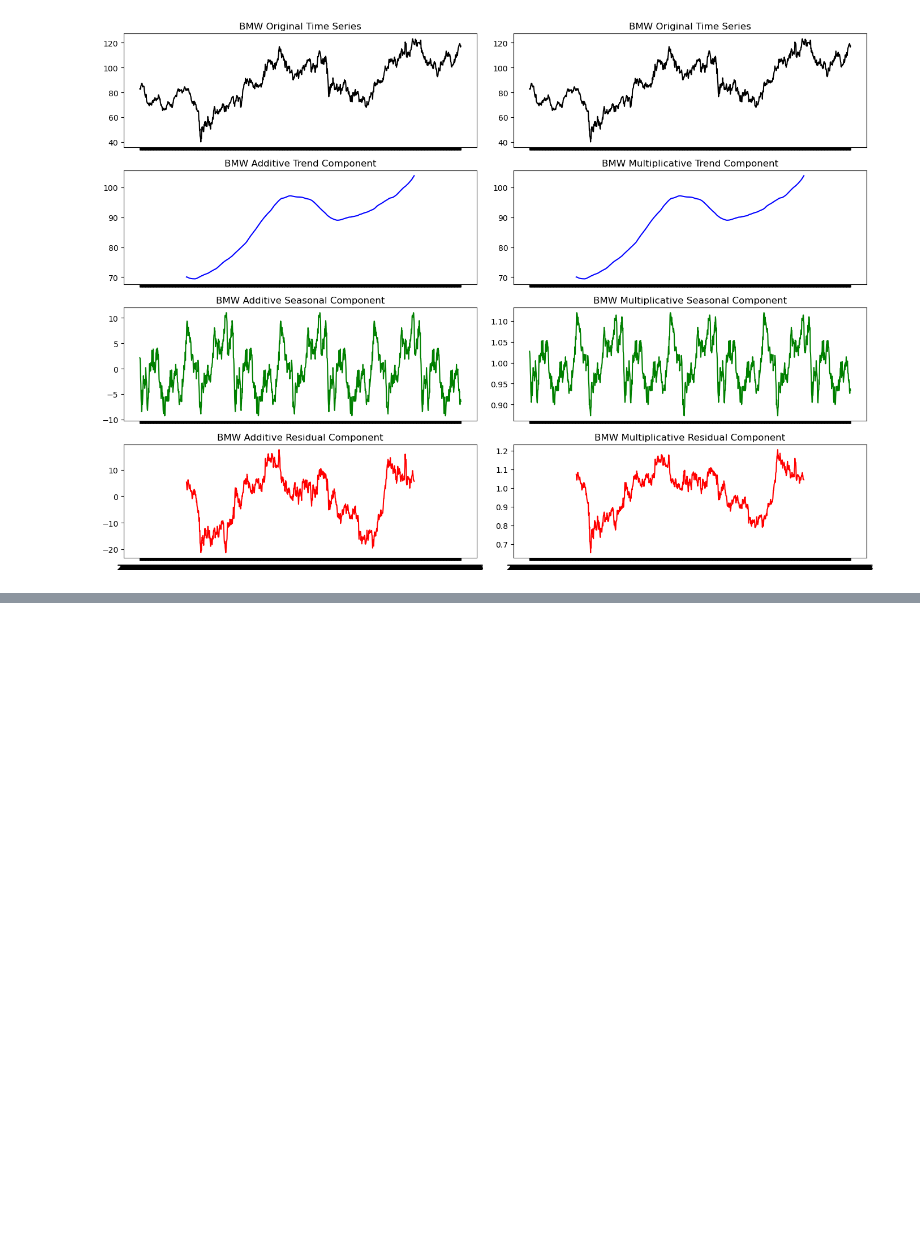
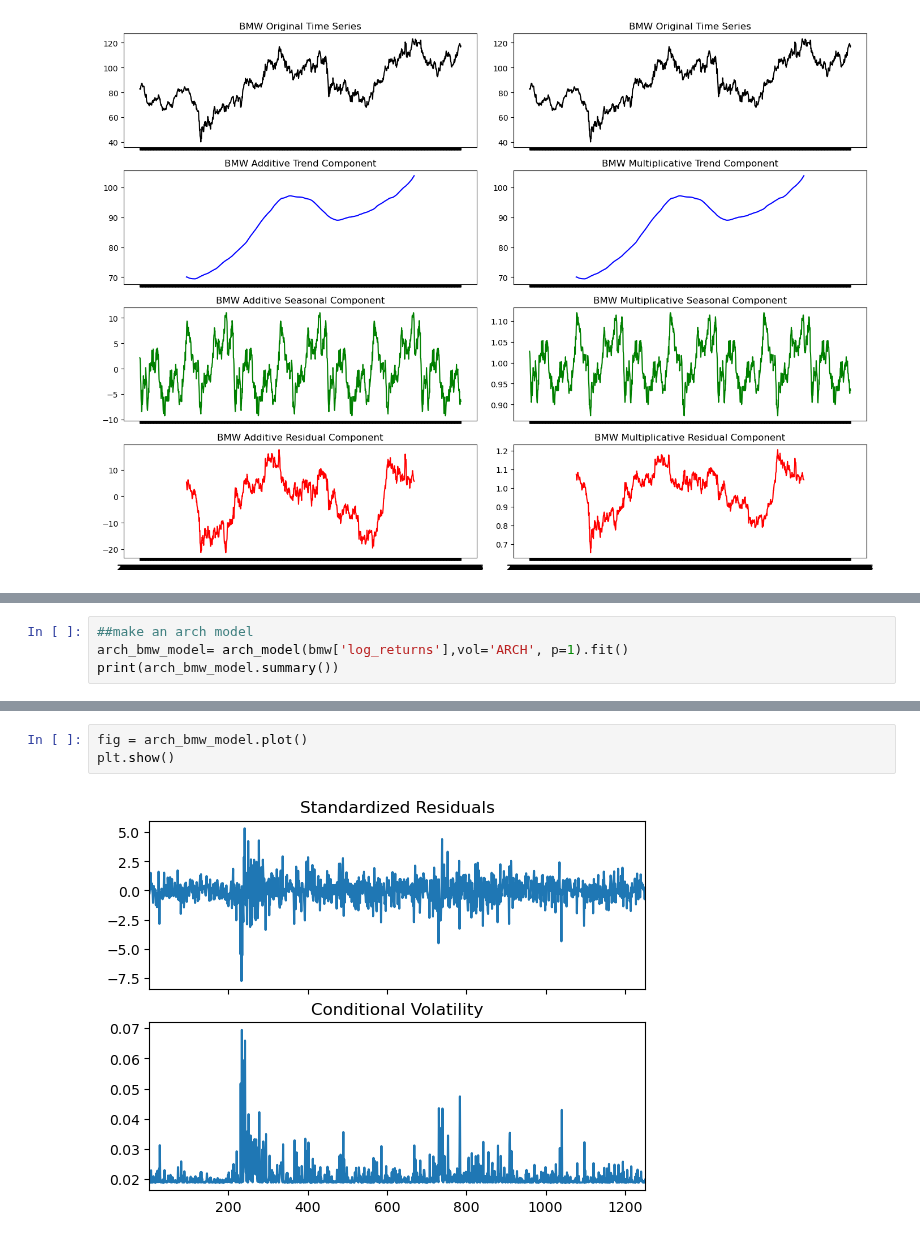
Before and after one commit to lucaluisadjei/pythongermanstocks, a Jupyter notebook: etl_v2.ipynb, the cells around one changed output, grey strips where cells are left out. Saved outputs shown, nothing was run; the diff lists cells and outputs as text; blank space fills up the shorter version.

```diff
--- a/etl_v2.ipynb
+++ b/etl_v2.ipynb
@@ -236,0 +276,4 @@ plt.show()
+# %%
+##make an arch model
+arch_bmw_model= arch_model(bmw['log_returns'],vol='ARCH', p=1).fit()
+print(arch_bmw_model.summary())
@@ -236,0 +306,5 @@ plt.show()
+# %%
+fig = arch_bmw_model.plot()
+plt.show()
+# %% [output]
+[figure, added]
```
Also changed, not shown: parts of 13 cells of this notebook.
